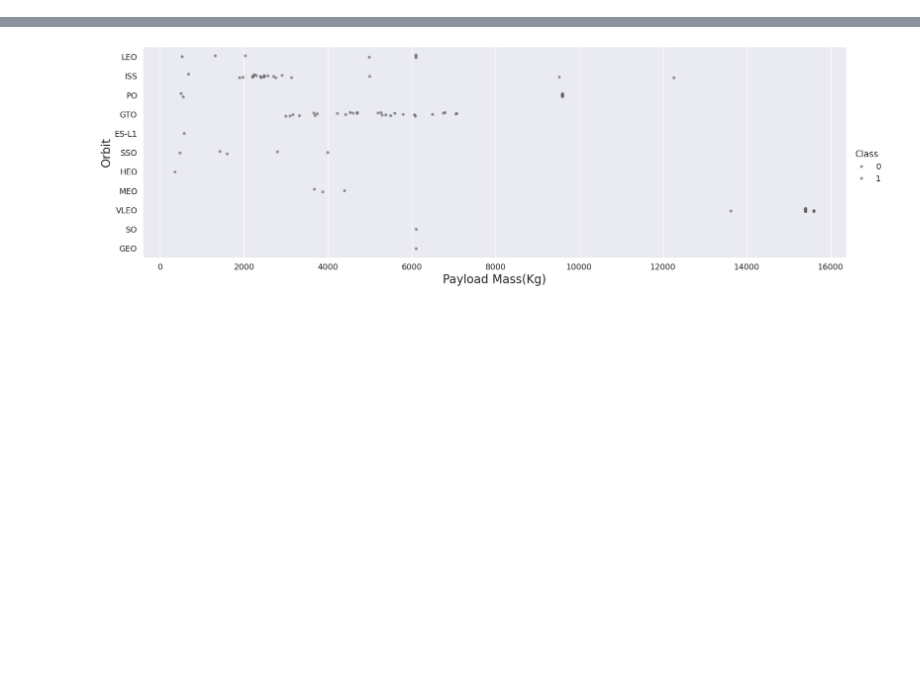
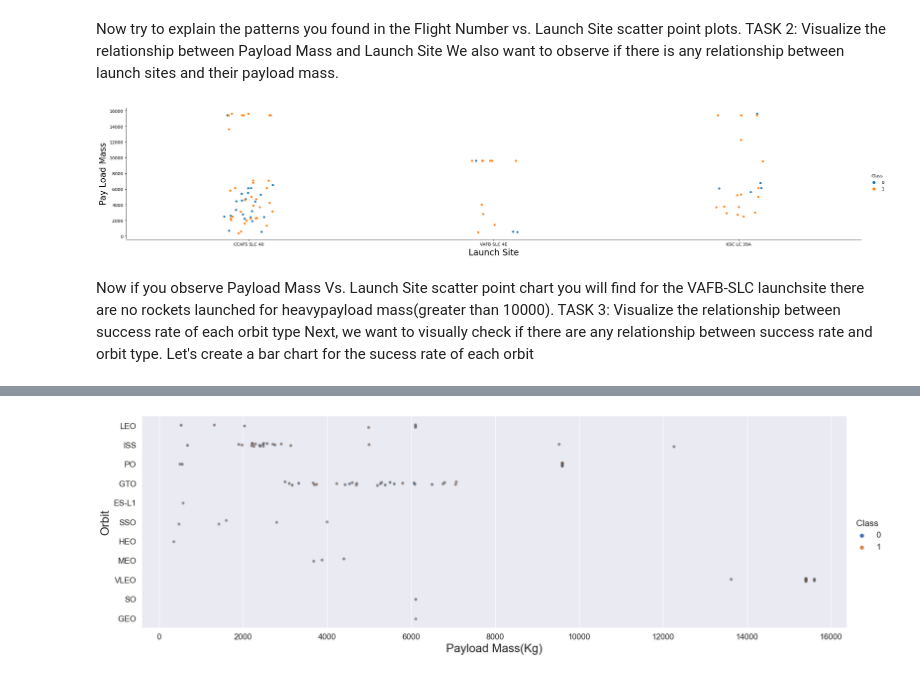
Before and after one commit to NedllWtk3/CS_IBM_SpaceX, a Jupyter notebook: edadataviz.ipynb, the cells around one changed output, grey strips where cells are left out. Saved outputs shown, nothing was run; the diff lists cells and outputs as text; code cells hidden in the pictures; blank space fills up the shorter version.

```diff
--- a/edadataviz.ipynb
+++ b/edadataviz.ipynb
@@ -156,0 +81,17 @@ For each orbit, we want to see if there is any relationship between FlightNumber
+# %% [markdown]
+Now try to explain the patterns you found in the Flight Number vs. Launch Site scatter point plots.
+TASK 2: Visualize the relationship between Payload Mass and Launch Site
+We also want to observe if there is any relationship between launch sites and their payload mass.
+# %%
+# Plot a scatter point chart with x axis to be Pay Load Mass (kg) and y axis to be the launch site, and hue to be the class value
+sns.catplot(y="PayloadMass", x="LaunchSite", hue="Class", data=df, aspect = 5)
+plt.xlabel("Launch Site",fontsize=20)
+plt.ylabel("Pay Load Mass",fontsize=20)
+plt.show()
+# %% [output]
+[figure, added]
+# %% [markdown]
+Now if you observe Payload Mass Vs. Launch Site scatter point chart you will find for the VAFB-SLC launchsite there are no rockets launched for heavypayload mass(greater than 10000).
+TASK 3: Visualize the relationship between success rate of each orbit type
+Next, we want to visually check if there are any relationship between success rate and orbit type.
+Let's create a bar chart for the sucess rate of each orbit
```
Also changed, not shown: parts of 73 cells of this notebook.
